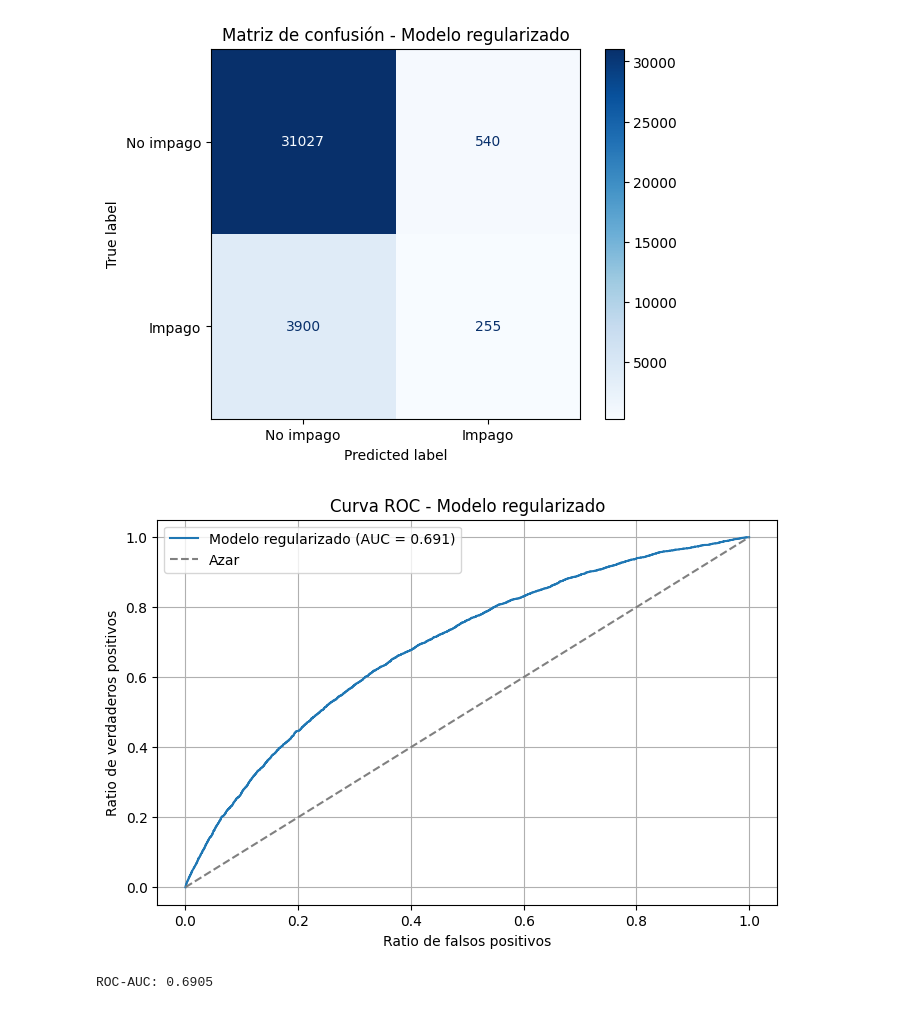
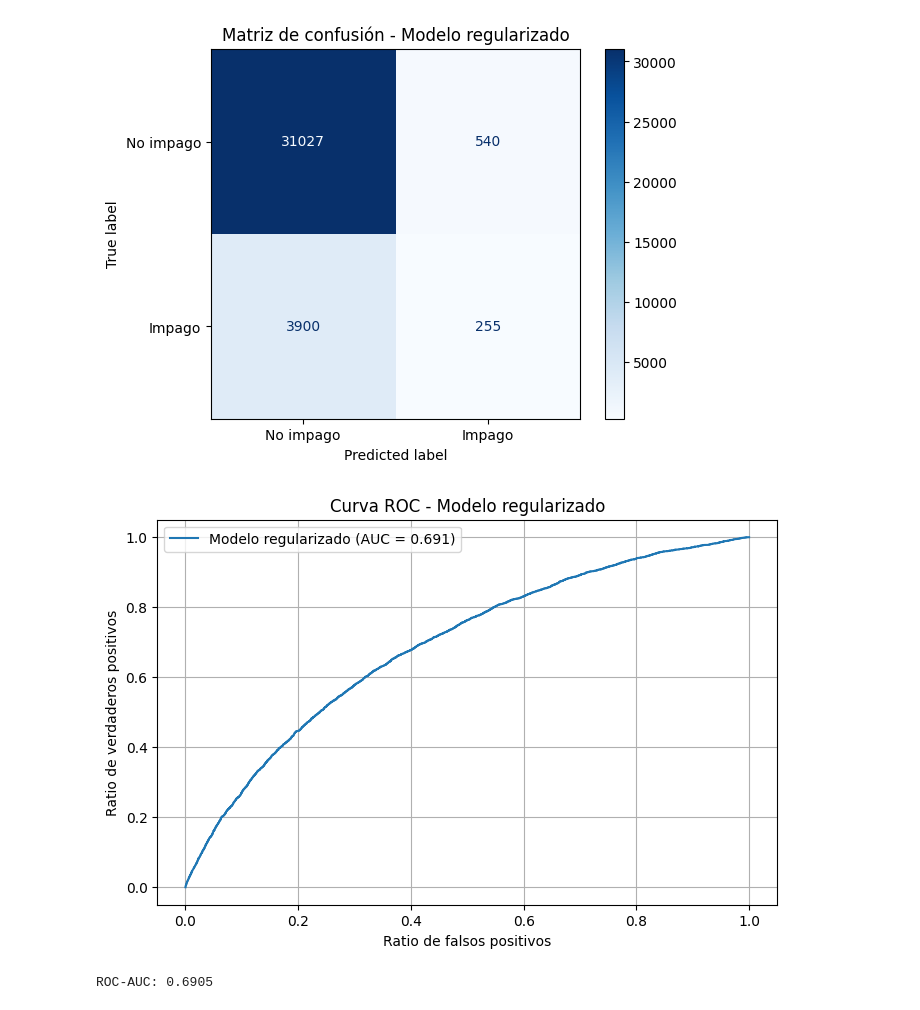
Before and after one commit to Pablocordobaa/Reto-5-azul-claro, a Jupyter notebook: modelo_impago.ipynb, the cells around one changed output. Drawn from its saved outputs; the diff is of its cells as text; code cells hidden in the pictures.

```diff
--- a/modelo_impago.ipynb
+++ b/modelo_impago.ipynb
@@ -495,27 +498,26 @@ plt.show()
 # %%
 from sklearn.metrics import roc_curve, roc_auc_score
 
 fpr, tpr, umbrales_roc = roc_curve(
     y_test,
     probabilidades_impago
 )
 
 auc = roc_auc_score(y_test, probabilidades_impago)
 
 plt.figure(figsize=(8, 5))
 plt.plot(fpr, tpr, label=f"Modelo regularizado (AUC = {auc:.3f})")
-plt.plot([0, 1], [0, 1], "--", color="gray", label="Azar")
 
 plt.xlabel("Ratio de falsos positivos")
 plt.ylabel("Ratio de verdaderos positivos")
 plt.title("Curva ROC - Modelo regularizado")
 plt.legend()
 plt.grid(True)
 plt.show()
 
 print("ROC-AUC:", round(auc, 4))
 # %% [output]
-[figure, old version]
+[figure, new version]
 ROC-AUC: 0.6905
 # %%
 coeficientes = pd.DataFrame({
```
Also changed, not shown: parts of 3 cells of this notebook.
